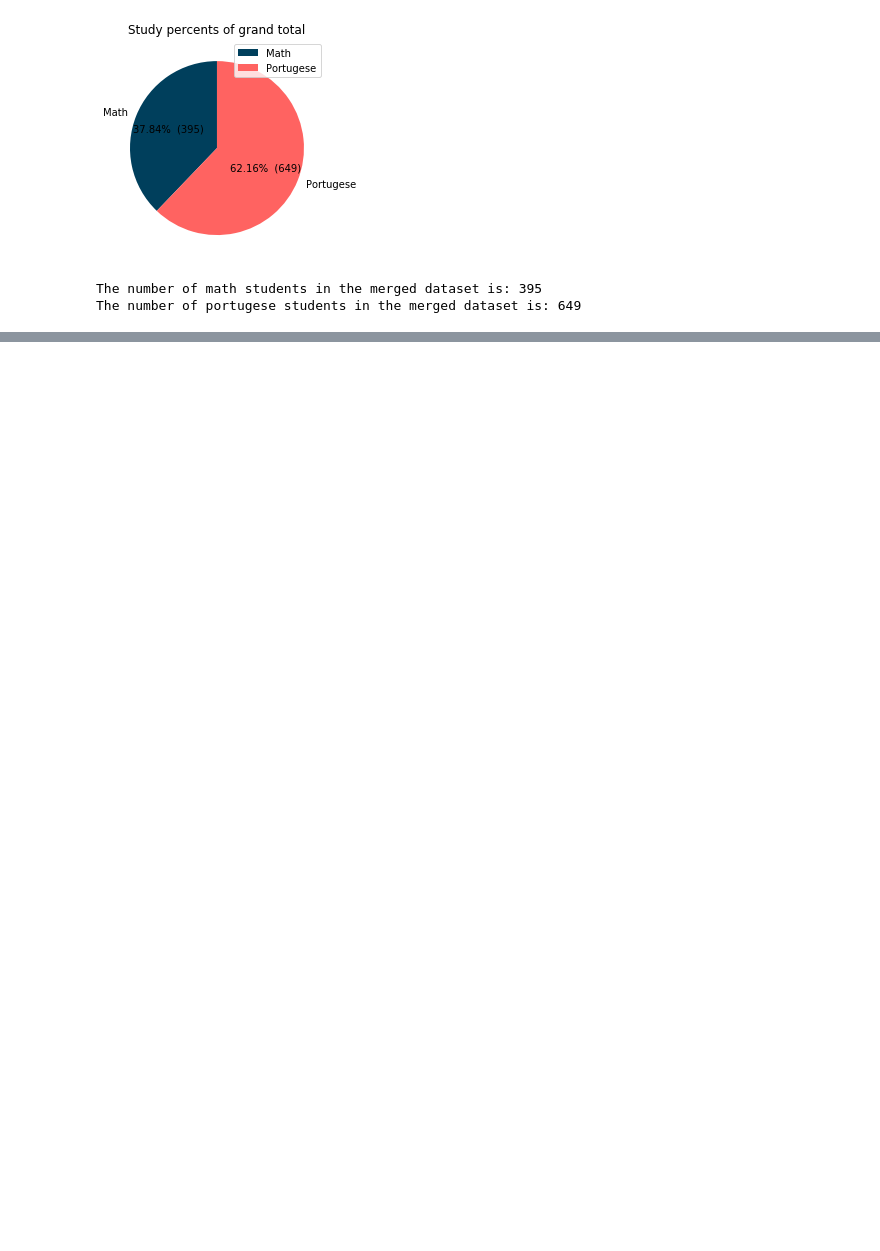
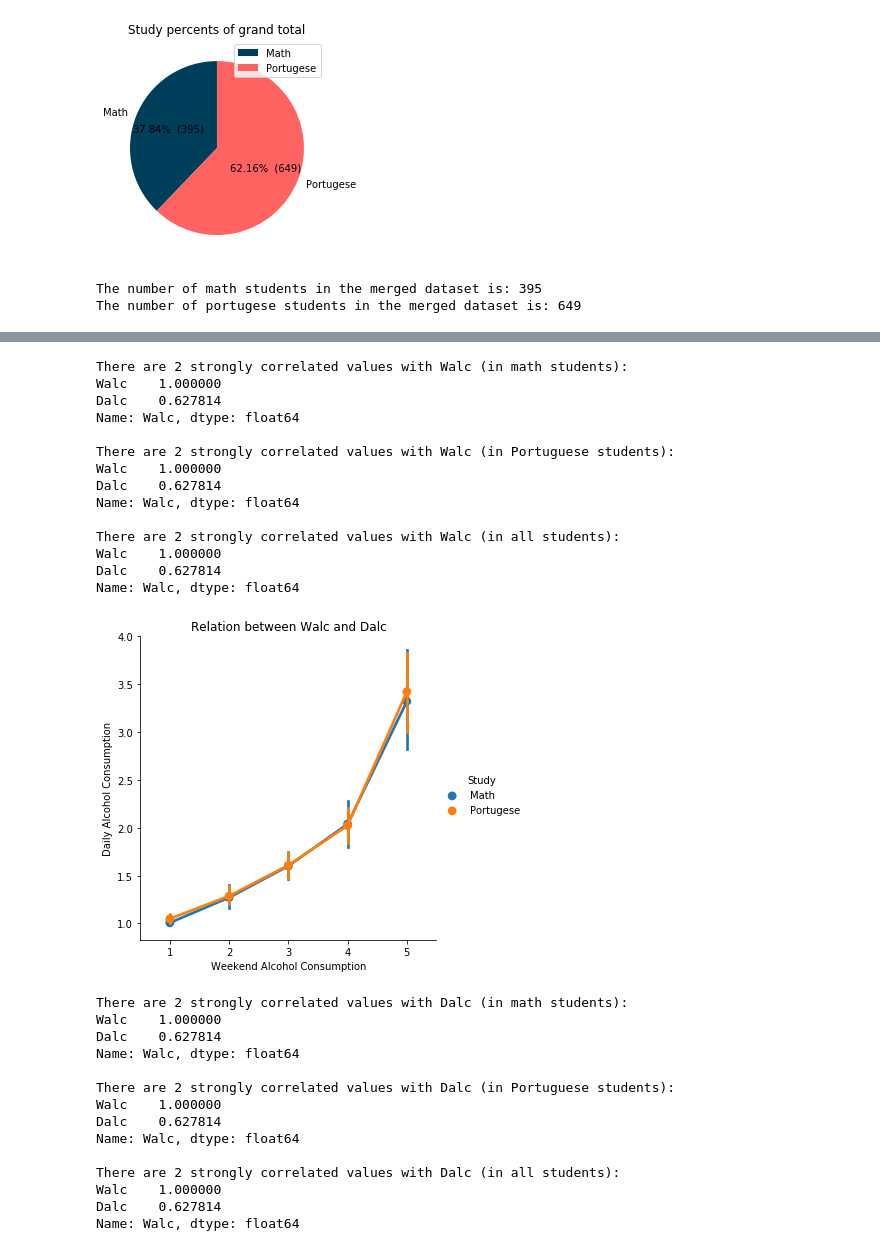
Before and after one commit to LennartPNL/DataMiningProject, a Jupyter notebook: EDA-student-data.ipynb, the cells around one changed output, grey strips where cells are left out. Drawn from its saved outputs; the diff is of its cells as text; code cells hidden in the pictures; blank space fills up the shorter version.

```diff
--- a/EDA-student-data.ipynb
+++ b/EDA-student-data.ipynb
@@ -298,0 +125,8 @@ Integer column relationships in studentmerge
+# %%
+# Extracting all integer columns of our dataframes and showing their distributions
+
+for s in sets:
+    nums = s[0].select_dtypes(include = ['float64', 'int64'])
+    print("Distributions of all integer columns of {} students".format(s[1]))
+    nums.hist(figsize=(16,20),bins=50,xlabelsize=8,ylabelsize=8,color=s[2])
+    plt.show()
@@ -298,0 +140,50 @@ Integer column relationships in studentmerge
+# %%
+# Checking the correlations of the Y-labels (Walc)
+
+atts = ['Walc', 'Dalc']
+
+for att in atts:
+    for s in sets:
+        corr = s[0].corr()[att][:-1]
+        corrlist = corr1[abs(corr) >0.5].sort_values(ascending=False)
+        print("There are {} strongly correlated values with {} (in {} students):\n{}".format(len(corrlist),att,s[1],corrlist))
+        print()
+    x = atts[0]
+    y = atts [1]
+    if att != x:
+        x = atts[1]
+        y = atts[0]
+    relationplot = sns.factorplot(x=x, y=y, hue="Study", data=studentmerge)
+    relationplot.set(ylabel="Daily Alcohol Consumption", xlabel="Weekend Alcohol Consumption")
+    plt.title("Relation between {} and {}".format(x, y))
+    plt.show()
+# %% [output]
+There are 2 strongly correlated values with Walc (in math students):
+Walc    1.000000
+Dalc    0.627814
+Name: Walc, dtype: float64
+
+There are 2 strongly correlated values with Walc (in Portuguese students):
+Walc    1.000000
+Dalc    0.627814
+Name: Walc, dtype: float64
+
+There are 2 strongly correlated values with Walc (in all students):
+Walc    1.000000
+Dalc    0.627814
+Name: Walc, dtype: float64
+[figure, added]
+There are 2 strongly correlated values with Dalc (in math students):
+Walc    1.000000
+Dalc    0.627814
+Name: Walc, dtype: float64
+
+There are 2 strongly correlated values with Dalc (in Portuguese students):
+Walc    1.000000
+Dalc    0.627814
+Name: Walc, dtype: float64
+
+There are 2 strongly correlated values with Dalc (in all students):
+Walc    1.000000
+Dalc    0.627814
+Name: Walc, dtype: float64
```
Also changed, not shown: parts of 17 cells of this notebook.
